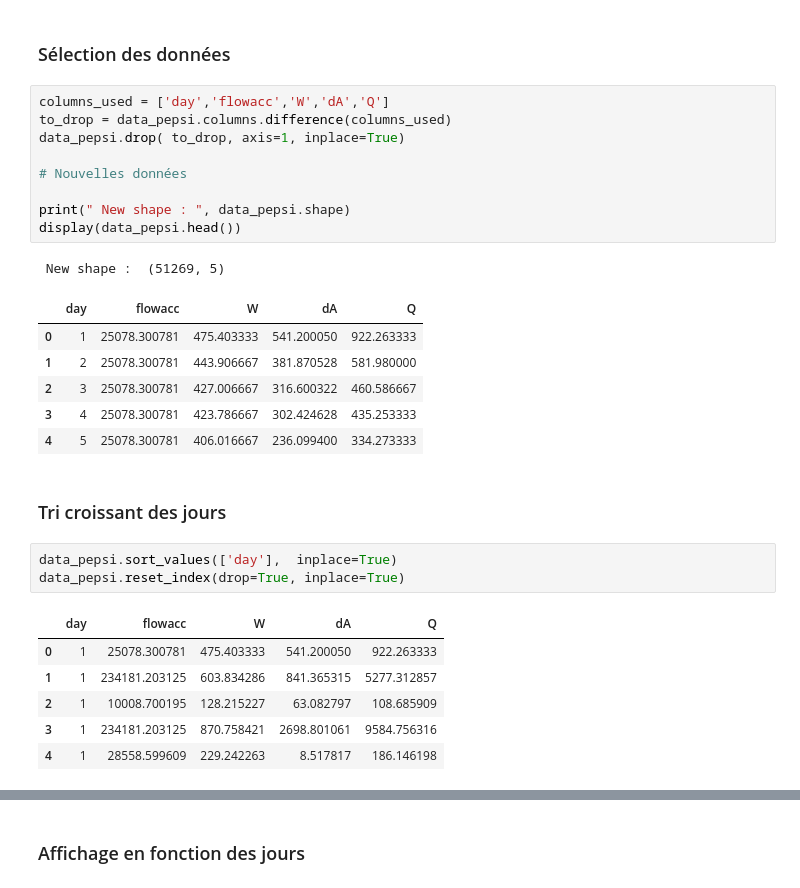
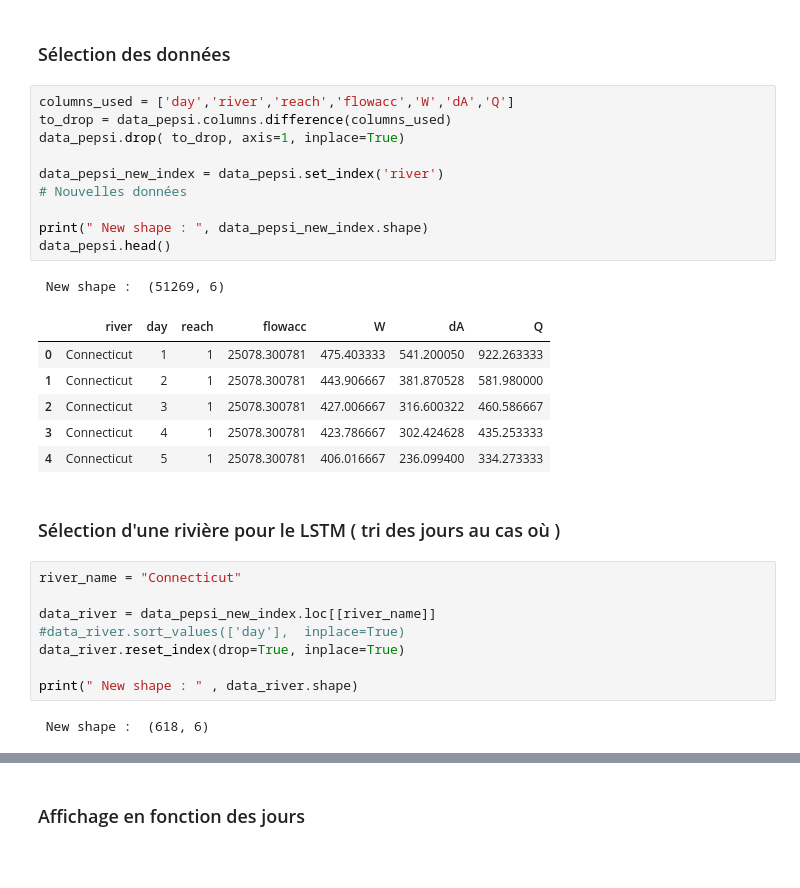
Before and after one commit to scastets/Projet4MA_Hydrologie, a Jupyter notebook: Notebooks/Projet_4MA_LSTM.ipynb, the cells around one changed output, grey strips where cells are left out. Drawn from its saved outputs; the diff is of its cells as text; blank space fills up the shorter version.

Commit message:
lstm + correction dashboards

```diff
--- a/Notebooks/Projet_4MA_LSTM.ipynb
+++ b/Notebooks/Projet_4MA_LSTM.ipynb
@@ -145,31 +145,32 @@ Variables pepsi :  Index(['river', 'day', 'reach', 'lon', 'lat', 'flowacc', 'sin
 # %% [markdown]
 ### Sélection des données
 # %%
-columns_used = ['day','flowacc','W','dA','Q']
+columns_used = ['day','river','reach','flowacc','W','dA','Q']
 to_drop = data_pepsi.columns.difference(columns_used)
 data_pepsi.drop( to_drop, axis=1, inplace=True)
 
+data_pepsi_new_index = data_pepsi.set_index('river')
 # Nouvelles données
 
-print(" New shape : ", data_pepsi.shape)
-display(data_pepsi.head())
+print(" New shape : ", data_pepsi_new_index.shape)
+data_pepsi.head()
 # %% [output]
- New shape :  (51269, 5)
+ New shape :  (51269, 6)
-|  | day | flowacc | W | dA | Q |
-| 0 | 1 | 25078.300781 | 475.403333 | 541.200050 | 922.263333 |
-| 1 | 2 | 25078.300781 | 443.906667 | 381.870528 | 581.980000 |
-| 2 | 3 | 25078.300781 | 427.006667 | 316.600322 | 460.586667 |
-| 3 | 4 | 25078.300781 | 423.786667 | 302.424628 | 435.253333 |
-| 4 | 5 | 25078.300781 | 406.016667 | 236.099400 | 334.273333 |
+|  | river | day | reach | flowacc | W | dA | Q |
+| 0 | Connecticut | 1 | 1 | 25078.300781 | 475.403333 | 541.200050 | 922.263333 |
+| 1 | Connecticut | 2 | 1 | 25078.300781 | 443.906667 | 381.870528 | 581.980000 |
+| 2 | Connecticut | 3 | 1 | 25078.300781 | 427.006667 | 316.600322 | 460.586667 |
+| 3 | Connecticut | 4 | 1 | 25078.300781 | 423.786667 | 302.424628 | 435.253333 |
+| 4 | Connecticut | 5 | 1 | 25078.300781 | 406.016667 | 236.099400 | 334.273333 |
-# %% [markdown]
-### Tri croissant des jours
+# %% [markdown]
+### Sélection d'une rivière pour le LSTM ( tri des jours au cas où )
 # %%
-data_pepsi.sort_values(['day'],  inplace=True)
-data_pepsi.reset_index(drop=True, inplace=True)
+river_name = "Connecticut"
+
+data_river = data_pepsi_new_index.loc[[river_name]]
+#data_river.sort_values(['day'],  inplace=True)
+data_river.reset_index(drop=True, inplace=True)
+
+print(" New shape : " , data_river.shape)
 # %% [output]
-|  | day | flowacc | W | dA | Q |
-| 0 | 1 | 25078.300781 | 475.403333 | 541.200050 | 922.263333 |
-| 1 | 1 | 234181.203125 | 603.834286 | 841.365315 | 5277.312857 |
-| 2 | 1 | 10008.700195 | 128.215227 | 63.082797 | 108.685909 |
-| 3 | 1 | 234181.203125 | 870.758421 | 2698.801061 | 9584.756316 |
-| 4 | 1 | 28558.599609 | 229.242263 | 8.517817 | 186.146198 |
+ New shape :  (618, 6)
```
Also changed, not shown: parts of 12 cells of this notebook, 1 other file.
